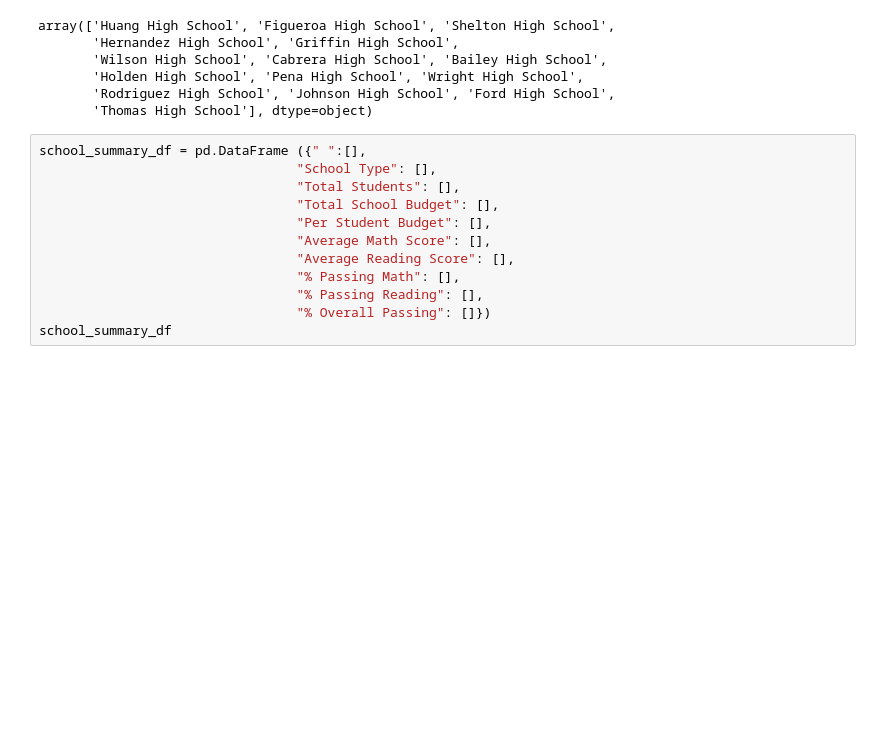
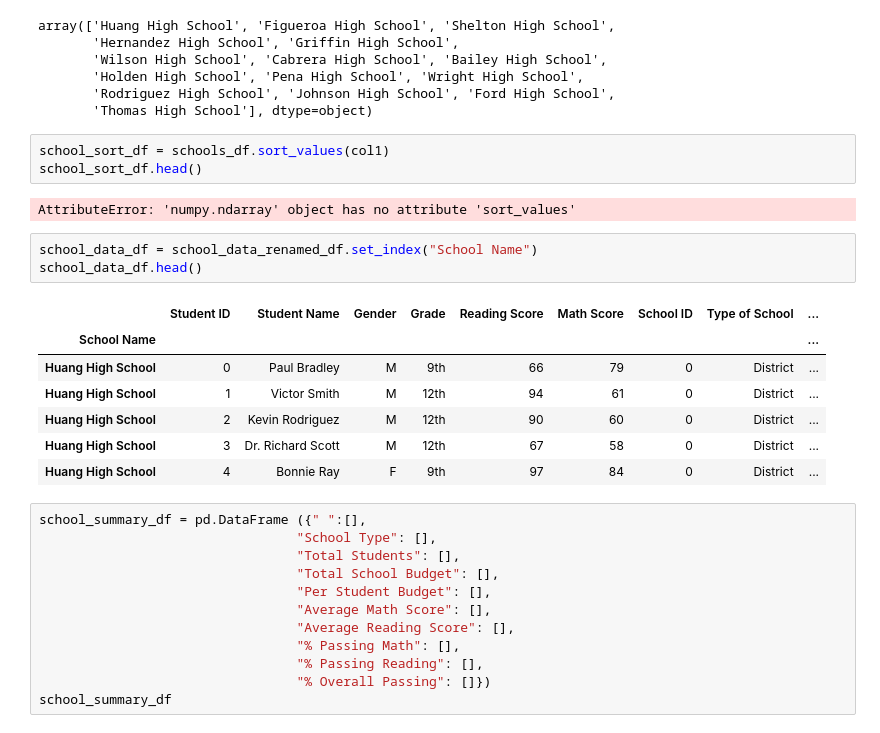
Before and after one commit to Terra999/pandas-challenge, a Jupyter notebook: PyCitySchools/PyCitySchools.ipynb, the cells around one changed output. Cells and saved outputs as stored; diff of their text form; blank space fills up the shorter version.

Commit message:
Set up Index by school name

```diff
--- a/PyCitySchools/PyCitySchools.ipynb
+++ b/PyCitySchools/PyCitySchools.ipynb
@@ -197,6 +197,22 @@ array(['Huang High School', 'Figueroa High School', 'Shelton High School',
        'Holden High School', 'Pena High School', 'Wright High School',
        'Rodriguez High School', 'Johnson High School', 'Ford High School',
        'Thomas High School'], dtype=object)
+# %%
+school_sort_df = schools_df.sort_values(col1)
+school_sort_df.head()
+# %% [output]
+AttributeError: 'numpy.ndarray' object has no attribute 'sort_values'
+# %%
+school_data_df = school_data_renamed_df.set_index("School Name")
+school_data_df.head()
+# %% [output]
+|  | Student ID | Student Name | Gender | Grade | Reading Score | Math Score | School ID | Type of School | ... |
+| School Name |  |  |  |  |  |  |  |  | ... |
+| Huang High School | 0 | Paul Bradley | M | 9th | 66 | 79 | 0 | District | ... |
+| Huang High School | 1 | Victor Smith | M | 12th | 94 | 61 | 0 | District | ... |
+| Huang High School | 2 | Kevin Rodriguez | M | 12th | 90 | 60 | 0 | District | ... |
+| Huang High School | 3 | Dr. Richard Scott | M | 12th | 67 | 58 | 0 | District | ... |
+| Huang High School | 4 | Bonnie Ray | F | 9th | 97 | 84 | 0 | District | ... |
 # %%
 school_summary_df = pd.DataFrame ({" ":[],
                                  "School Type": [],
```
